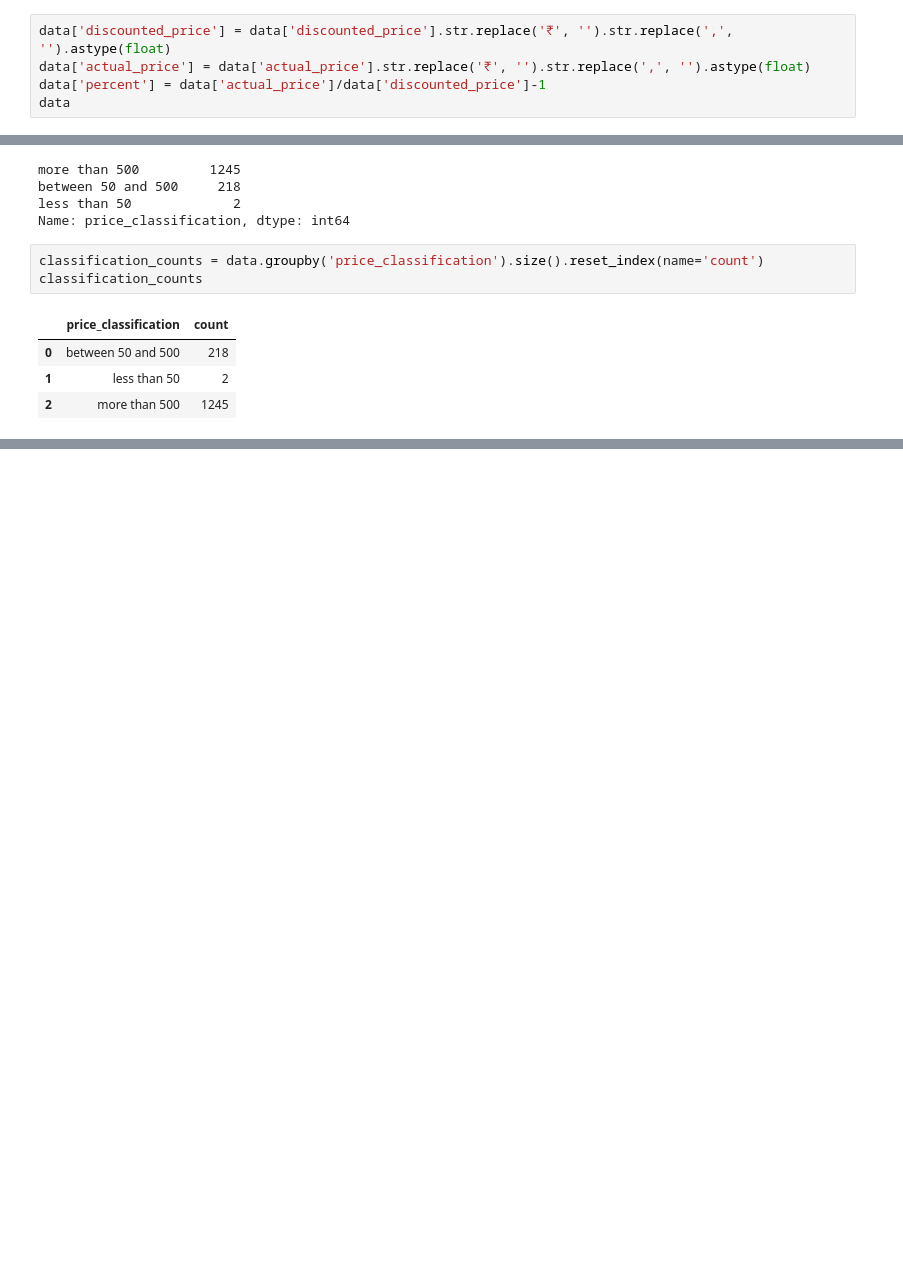
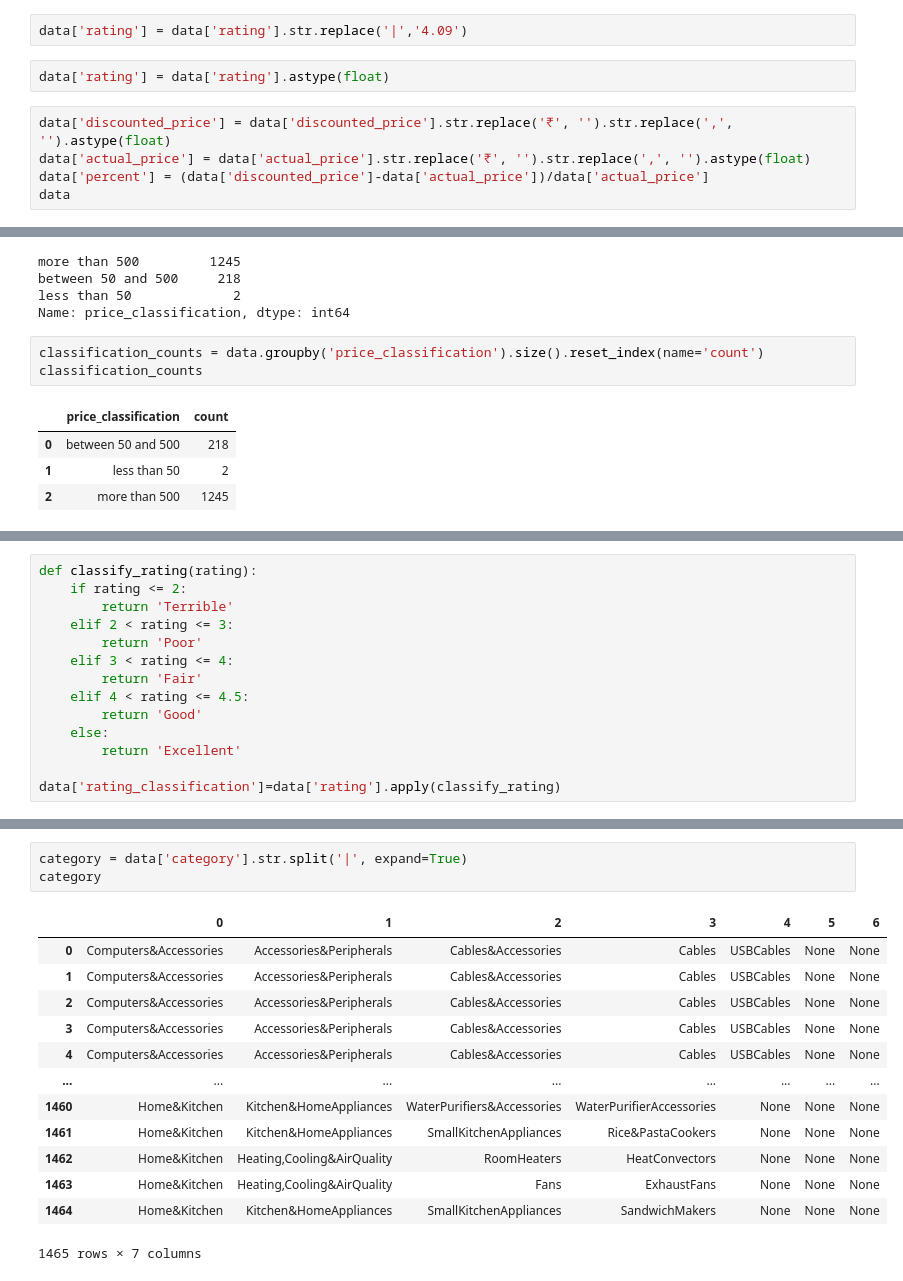
Before and after one commit to domingasdb/Data-Analysis-with-Artificial-Intelligence, a Jupyter notebook: analysis_amazon.ipynb, the cells around one changed output, grey strips where cells are left out. Drawn from its saved outputs; the diff is of its cells as text; blank space fills up the shorter version.

Commit message:
data analysis

```diff
--- a/analysis.ipynb
+++ b/analysis_amazon.ipynb
@@ -43,7 +47,11 @@ memory usage: 183.2+ KB
+# %%
+data['rating'] = data['rating'].str.replace('|','4.09')
+# %%
+data['rating'] = data['rating'].astype(float)
 # %%
 data['discounted_price'] = data['discounted_price'].str.replace('₹', '').str.replace(',', '').astype(float)
 data['actual_price'] = data['actual_price'].str.replace('₹', '').str.replace(',', '').astype(float)
-data['percent'] = data['actual_price']/data['discounted_price']-1
+data['percent'] = (data['discounted_price']-data['actual_price'])/data['actual_price']
 data
 # %% [output]
 |  | product_id | product_name | category | discounted_price | actual_price | discount_percentage | rating | ... |
@@ -108,0 +143,14 @@ classification_counts
+# %%
+def classify_rating(rating):
+    if rating <= 2:
+        return 'Terrible'
+    elif 2 < rating <= 3:
+        return 'Poor'
+    elif 3 < rating <= 4:
+        return 'Fair'
+    elif 4 < rating <= 4.5:
+        return 'Good'
+    else:
+        return 'Excellent'
+
+data['rating_classification']=data['rating'].apply(classify_rating)
@@ -108,0 +167,17 @@ classification_counts
+# %%
+category = data['category'].str.split('|', expand=True)
+category
+# %% [output]
+|  | 0 | 1 | 2 | 3 | 4 | 5 | 6 |
+| 0 | Computers&Accessories | Accessories&Peripherals | Cables&Accessories | Cables | USBCables | None | None |
+| 1 | Computers&Accessories | Accessories&Peripherals | Cables&Accessories | Cables | USBCables | None | None |
+| 2 | Computers&Accessories | Accessories&Peripherals | Cables&Accessories | Cables | USBCables | None | None |
+| 3 | Computers&Accessories | Accessories&Peripherals | Cables&Accessories | Cables | USBCables | None | None |
+| 4 | Computers&Accessories | Accessories&Peripherals | Cables&Accessories | Cables | USBCables | None | None |
+| ... | ... | ... | ... | ... | ... | ... | ... |
+| 1460 | Home&Kitchen | Kitchen&HomeAppliances | WaterPurifiers&Accessories | WaterPurifierAccessories | None | None | None |
+| 1461 | Home&Kitchen | Kitchen&HomeAppliances | SmallKitchenAppliances | Rice&PastaCookers | None | None | None |
+| 1462 | Home&Kitchen | Heating,Cooling&AirQuality | RoomHeaters | HeatConvectors | None | None | None |
+| 1463 | Home&Kitchen | Heating,Cooling&AirQuality | Fans | ExhaustFans | None | None | None |
+| 1464 | Home&Kitchen | Kitchen&HomeAppliances | SmallKitchenAppliances | SandwichMakers | None | None | None |
+1465 rows × 7 columns
```
Also changed, not shown: parts of 15 cells of this notebook, 2 other files.
